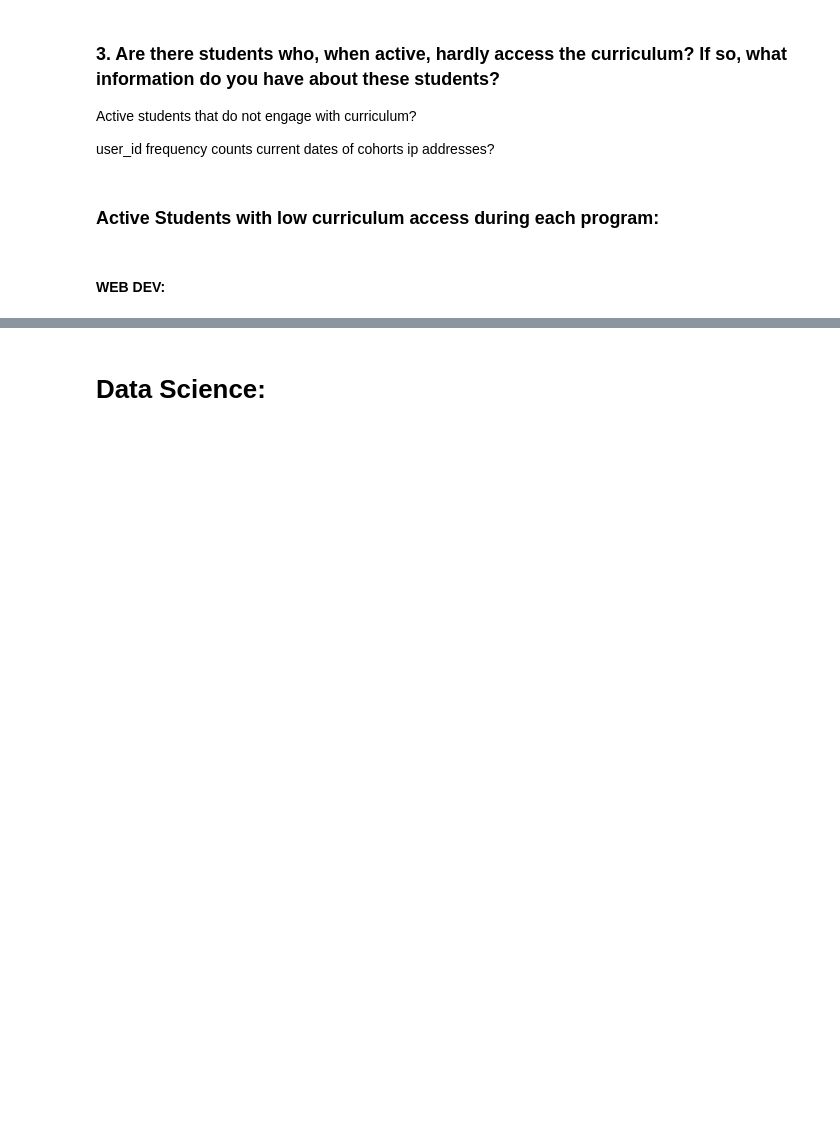
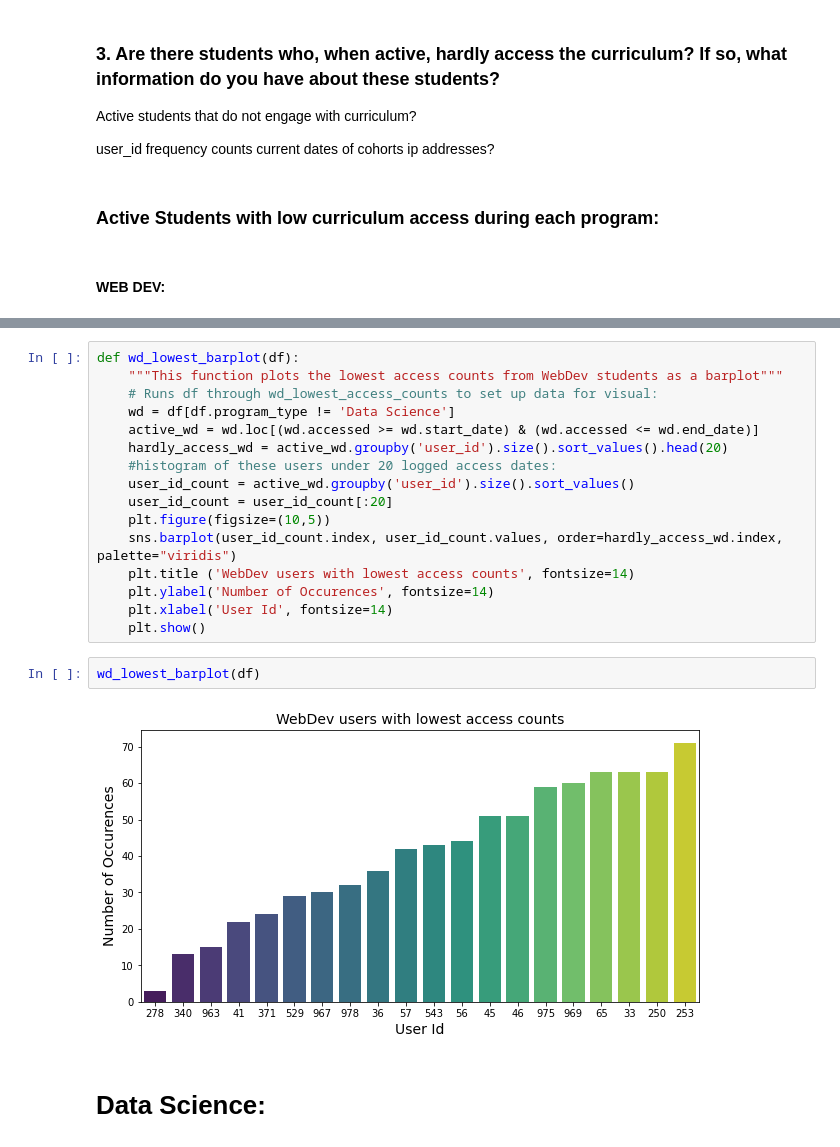
Before and after one commit to miller-cerna-laskowski-morris-eyring/anomaly-group-project, a Jupyter notebook: Eyring-notebook.ipynb, the cells around one changed output, grey strips where cells are left out. Saved outputs shown, nothing was run; the diff lists cells and outputs as text; blank space fills up the shorter version.

Commit message:
making functions

```diff
--- a/Eyring-notebook.ipynb
+++ b/Eyring-notebook.ipynb
@@ -186,2 +205,22 @@ plt.show()
+# %%
+def wd_lowest_barplot(df):
+    """This function plots the lowest access counts from WebDev students as a barplot"""
+    # Runs df through wd_lowest_access_counts to set up data for visual:
+    wd = df[df.program_type != 'Data Science']
+    active_wd = wd.loc[(wd.accessed >= wd.start_date) & (wd.accessed <= wd.end_date)]
+    hardly_access_wd = active_wd.groupby('user_id').size().sort_values().head(20)
+    #histogram of these users under 20 logged access dates:
+    user_id_count = active_wd.groupby('user_id').size().sort_values()
+    user_id_count = user_id_count[:20]
+    plt.figure(figsize=(10,5))
+    sns.barplot(user_id_count.index, user_id_count.values, order=hardly_access_wd.index, palette="viridis")
+    plt.title ('WebDev users with lowest access counts', fontsize=14)
+    plt.ylabel('Number of Occurences', fontsize=14)
+    plt.xlabel('User Id', fontsize=14)
+    plt.show()
+# %%
+wd_lowest_barplot(df)
+# %% [output]
+[figure, added]
 # %% [markdown]
 # Data Science:
```
Also changed, not shown: parts of 56 cells of this notebook.
